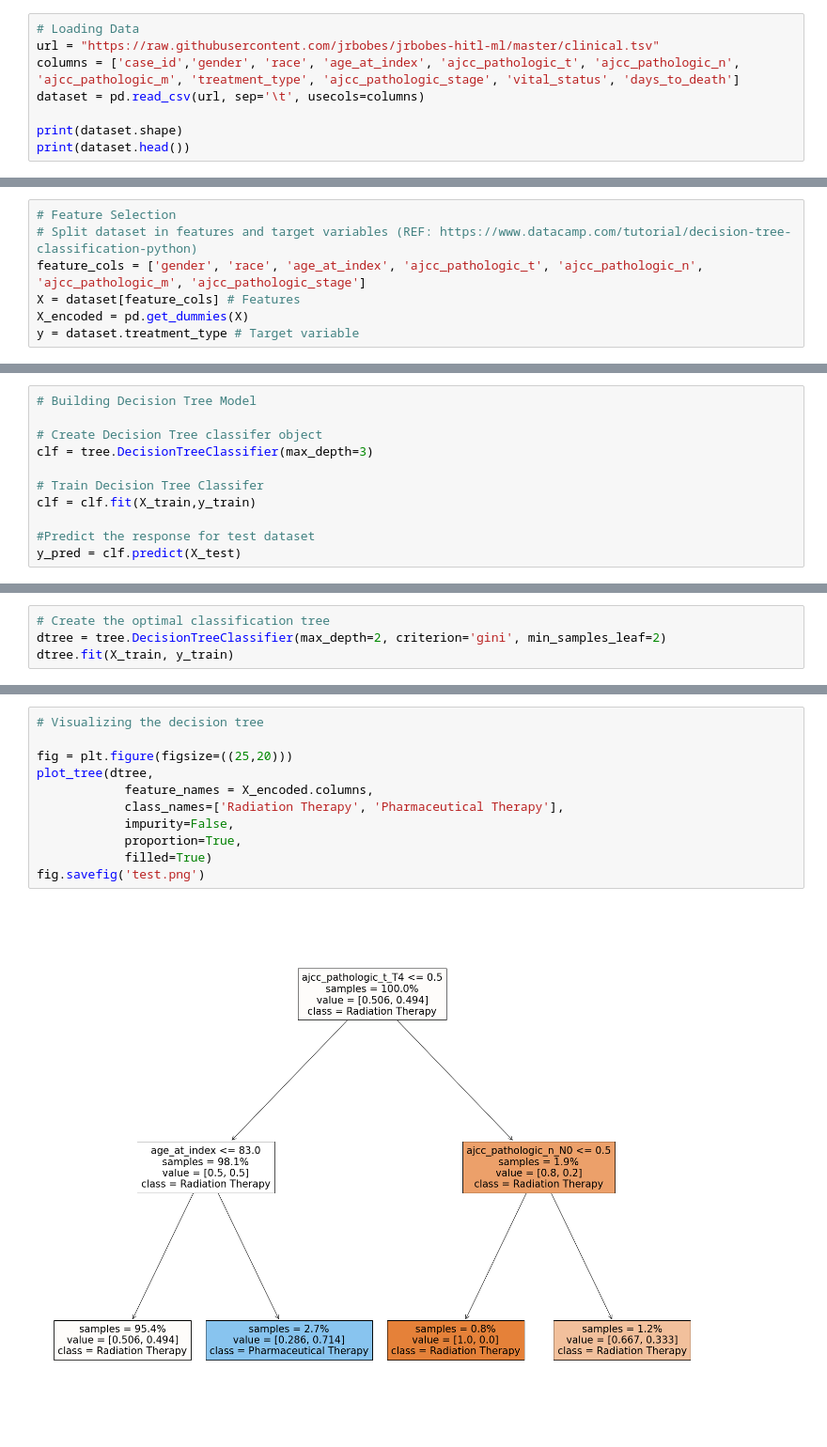
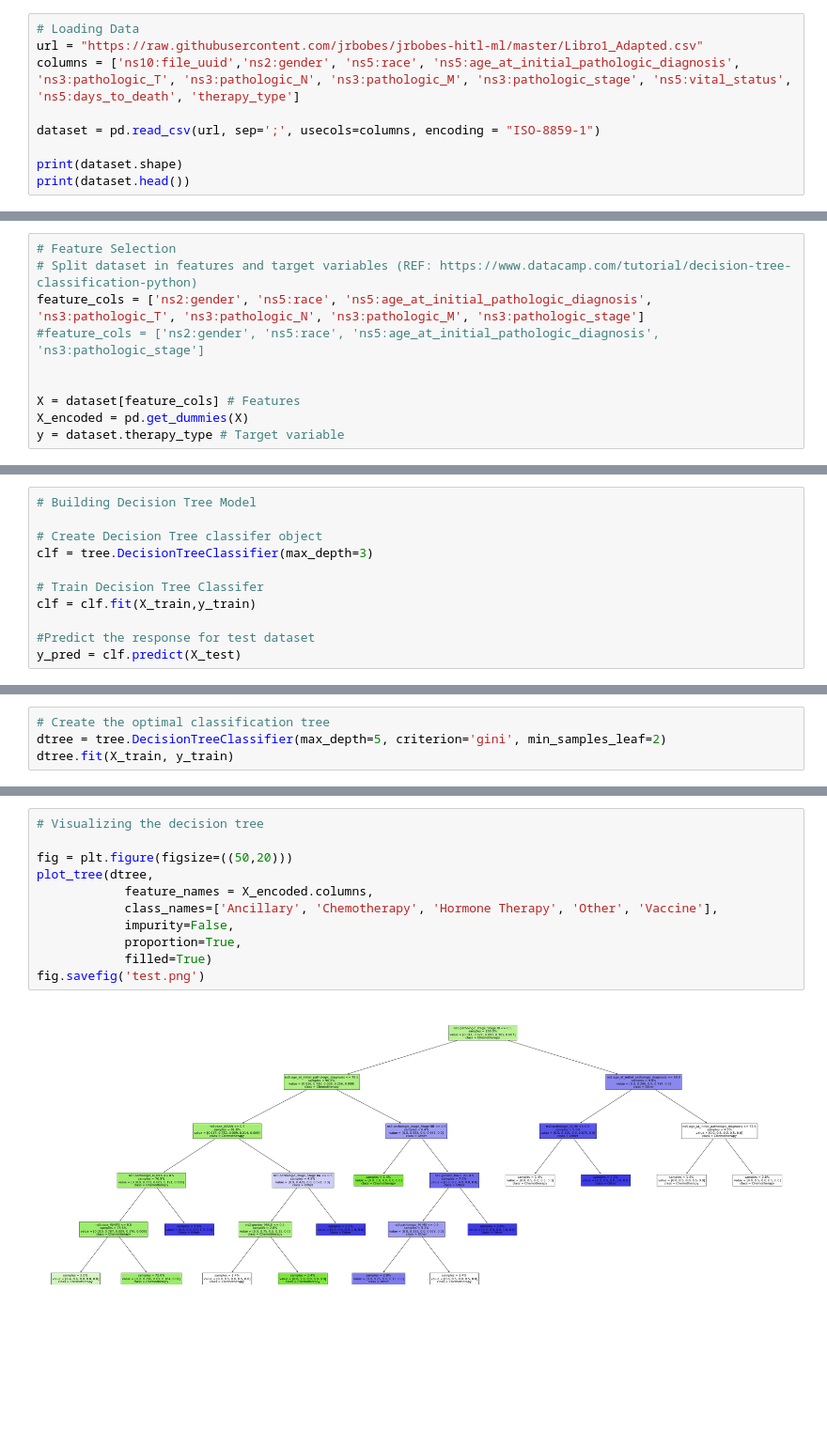
Before and after one commit to jrbobes/jrbobes-hitl-ml, a Jupyter notebook: PAAD_DecissionTree_Treatment_type_withTreatment.ipynb, the cells around one changed output, grey strips where cells are left out. Shown at 94% size. Saved outputs shown, nothing was run; the diff lists cells and outputs as text; blank space fills up the shorter version.

```diff
--- a/PAAD_DecissionTree_Treatment_type_withTreatment.ipynb
+++ b/PAAD_DecissionTree_Treatment_type_withTreatment.ipynb
@@ -41,9 +42,10 @@ pandas: 1.3.5
 sklearn: 1.0.2
 # %%
 # Loading Data
-url = "https://raw.githubusercontent.com/jrbobes/jrbobes-hitl-ml/master/clinical.tsv"
-columns = ['case_id','gender', 'race', 'age_at_index', 'ajcc_pathologic_t', 'ajcc_pathologic_n', 'ajcc_pathologic_m', 'treatment_type', 'ajcc_pathologic_stage', 'vital_status', 'days_to_death']
-dataset = pd.read_csv(url, sep='\t', usecols=columns)
+url = "https://raw.githubusercontent.com/jrbobes/jrbobes-hitl-ml/master/Libro1_Adapted.csv"
+columns = ['ns10:file_uuid','ns2:gender', 'ns5:race', 'ns5:age_at_initial_pathologic_diagnosis', 'ns3:pathologic_T', 'ns3:pathologic_N', 'ns3:pathologic_M', 'ns3:pathologic_stage', 'ns5:vital_status', 'ns5:days_to_death', 'therapy_type']
+
+dataset = pd.read_csv(url, sep=';', usecols=columns, encoding = "ISO-8859-1")
 
 print(dataset.shape)
 print(dataset.head())
@@ -68,10 +70,13 @@ print(dataset.head())
 # %%
 # Feature Selection
 # Split dataset in features and target variables (REF: https://www.datacamp.com/tutorial/decision-tree-classification-python)
-feature_cols = ['gender', 'race', 'age_at_index', 'ajcc_pathologic_t', 'ajcc_pathologic_n', 'ajcc_pathologic_m', 'ajcc_pathologic_stage']
+feature_cols = ['ns2:gender', 'ns5:race', 'ns5:age_at_initial_pathologic_diagnosis', 'ns3:pathologic_T', 'ns3:pathologic_N', 'ns3:pathologic_M', 'ns3:pathologic_stage']
+#feature_cols = ['ns2:gender', 'ns5:race', 'ns5:age_at_initial_pathologic_diagnosis', 'ns3:pathologic_stage']
+
+
 X = dataset[feature_cols] # Features
 X_encoded = pd.get_dummies(X)
-y = dataset.treatment_type # Target variable
+y = dataset.therapy_type # Target variable
 # %%
 # Split dataset into training set and test set
 X_train, X_test, y_train, y_test = train_test_split(X_encoded, y, test_size=0.3, random_state=1) # 70% training and 30% test
@@ -115,5 +120,5 @@ Params:  criterion: gini, max_depth: 2, min_samples_leaf: 2
 # %%
 # Create the optimal classification tree
-dtree = tree.DecisionTreeClassifier(max_depth=2, criterion='gini', min_samples_leaf=2)
+dtree = tree.DecisionTreeClassifier(max_depth=5, criterion='gini', min_samples_leaf=2)
 dtree.fit(X_train, y_train)
 # %% [output]
@@ -121,13 +126,13 @@ DecisionTreeClassifier(max_depth=2, min_samples_leaf=2)
 # %%
 # Visualizing the decision tree
 
-fig = plt.figure(figsize=((25,20)))
+fig = plt.figure(figsize=((50,20)))
 plot_tree(dtree,
             feature_names = X_encoded.columns,
-            class_names=['Radiation Therapy', 'Pharmaceutical Therapy'],
+            class_names=['Ancillary', 'Chemotherapy', 'Hormone Therapy', 'Other', 'Vaccine'],
             impurity=False,
             proportion=True,
             filled=True)
 fig.savefig('test.png')
 # %% [output]
-[figure, old version]
+[figure, new version]
```
Also changed, not shown: parts of 5 cells of this notebook.
